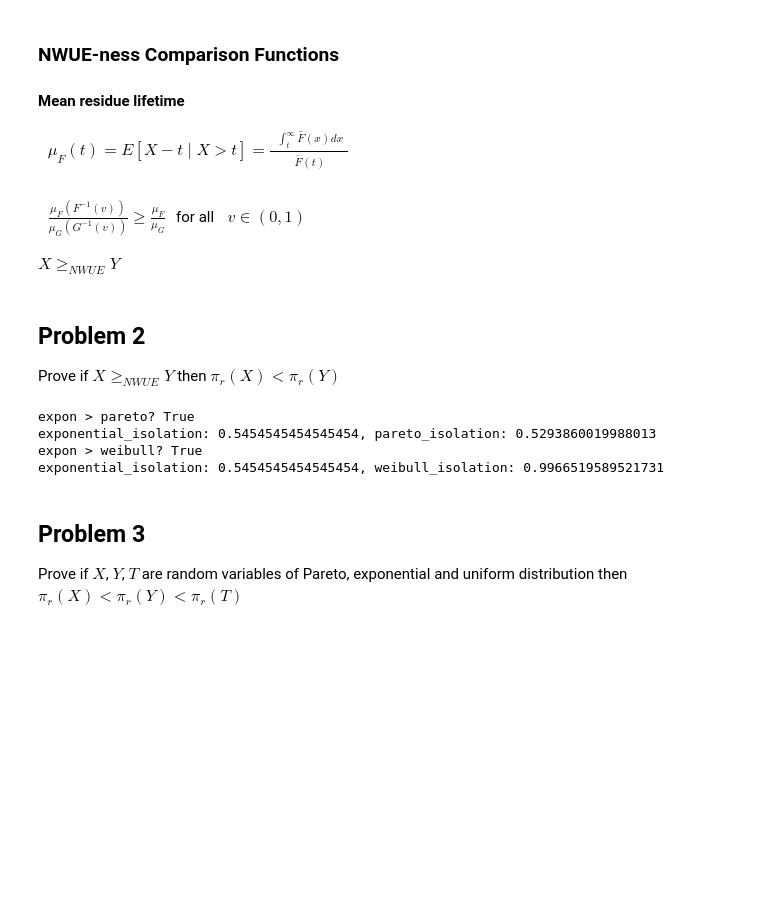
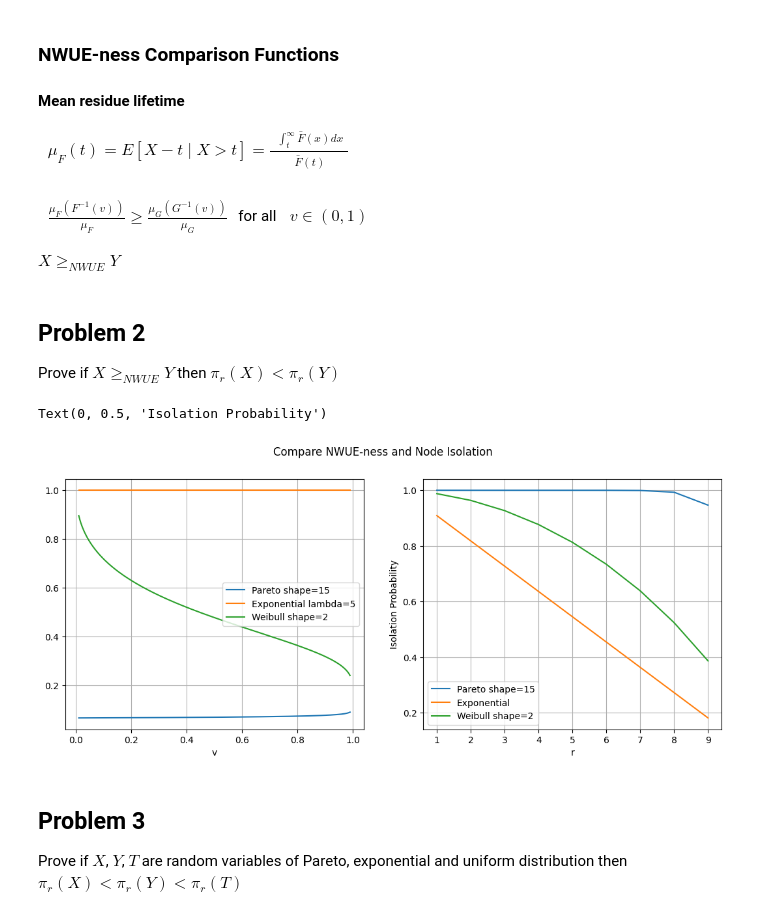
Before and after one commit to ILoveBacteria/model-node-lifetime, a Jupyter notebook: notebook.ipynb, the cells around one changed output. Cells and saved outputs as stored; diff of their text form; code cells hidden in the pictures; blank space fills up the shorter version.

```diff
--- a/notebook.ipynb
+++ b/notebook.ipynb
@@ -83,32 +55,52 @@ $\begin{aligned}& \mu_F(t)=E[X-t \mid X>t]=\frac{\begin{aligned}& \int_t^{\infty
 def mean_residue_lifetime(survival_function, t):
     return integrate.quad(survival_function, t, np.inf)[0] / survival_function(t)
 # %% [markdown]
-$\begin{aligned}& \frac{\mu_F(F^{-1}(v))}{\mu_G(G^{-1}(v))} \geq \frac{\mu_F}{\mu_G} \end{aligned}$ for all $\begin{aligned}& v \in(0,1) \end{aligned}$
+$\begin{aligned}& \frac{\mu_F(F^{-1}(v))}{\mu_F} \geq \frac{\mu_G(G^{-1}(v))}{\mu_G} \end{aligned}$ for all $\begin{aligned}& v \in(0,1) \end{aligned}$
 
 $X \geq_{NWUE} Y$
 # %%
-def is_more_nwue(dist_x, dist_y) -> bool:
-    v = np.linspace(0.01, 0.99, 500)
-    return all(np.array([mean_residue_lifetime(dist_x.sf, dist_x.ppf(i)) / mean_residue_lifetime(dist_y.sf, dist_y.ppf(i)) for i in v]) >= dist_x.expect() / dist_y.expect())
+v = np.linspace(0.01, 0.99, 500)
+
+def fraction_of_mean_residue_lifetime(dist):
+    expect = dist.expect()
+    return np.array([mean_residue_lifetime(dist.sf, dist.ppf(i)) / expect for i in v])
+
+def is_more_nwue(dist_f, dist_g) -> bool:
+    return all(fraction_of_mean_residue_lifetime(dist_f) >= fraction_of_mean_residue_lifetime(dist_g))
 # %% [markdown]
 ## Problem 2
 
 Prove if $X \geq_{NWUE} Y$ then $\pi_r(X) < \pi_r(Y)$
-# %%
-pareto_shape = 20.0
-weibull_shape = 10.0
-pareto_scale = 10
-expon_lambda = 2
-
-temp = is_more_nwue(expon(scale=(1/expon_lambda)), pareto(b=pareto_shape, scale=pareto_scale))
-print(f'expon > pareto? {temp}\nexponential_isolation: {exponential_isolation(10, 5)}, pareto_isolation: {pareto_isolation(10, 5, pareto_shape)}')
-temp = is_more_nwue(expon(scale=(1/expon_lambda)), weibull(weibull_shape))
-print(f'expon > weibull? {temp}\nexponential_isolation: {exponential_isolation(10, 5)}, weibull_isolation: {general_isolation(10, 5, weibull(weibull_shape))}')
-# %% [output]
-expon > pareto? True
-exponential_isolation: 0.5454545454545454, pareto_isolation: 0.5293860019988013
-expon > weibull? True
-exponential_isolation: 0.5454545454545454, weibull_isolation: 0.9966519589521731
+# %%
+pareto_shape = 15
+weibull_shape = 2
+expon_lambda = 5
+
+expon_dist = expon(scale=(1/expon_lambda))
+pareto_dist = pareto(b=pareto_shape)
+weibull_dist = weibull(c=weibull_shape)
+# %%
+fig, (ax1, ax2) = plt.subplots(1, 2, figsize=(13, 5))
+fig.suptitle('Compare NWUE-ness and Node Isolation')
+ax1.plot(v, fraction_of_mean_residue_lifetime(pareto_dist), label=f'Pareto shape={pareto_shape}')
+ax1.plot(v, fraction_of_mean_residue_lifetime(expon_dist), label=f'Exponential lambda={expon_lambda}')
+ax1.plot(v, fraction_of_mean_residue_lifetime(weibull_dist), label=f'Weibull shape={weibull_shape}')
+ax1.legend()
+ax1.grid(True)
+ax1.set_xlabel('v')
+
+k = 10
+r = np.arange(1, k)
+ax2.plot(r, np.array([general_isolation(k, i, pareto_dist) for i in r]), label=f'Pareto shape={pareto_shape}')
+ax2.plot(r, np.array([general_isolation(k, i, expon_dist) for i in r]), label='Exponential')
+ax2.plot(r, np.array([general_isolation(k, i, weibull_dist) for i in r]), label=f'Weibull shape={weibull_shape}')
+ax2.legend()
+ax2.grid(True)
+ax2.set_xlabel('r')
+ax2.set_ylabel('Isolation Probability')
+# %% [output]
+Text(0, 0.5, 'Isolation Probability')
+[figure, added]
 # %% [markdown]
 ## Problem 3
 
```
Also changed, not shown: parts of 1 cell of this notebook.
